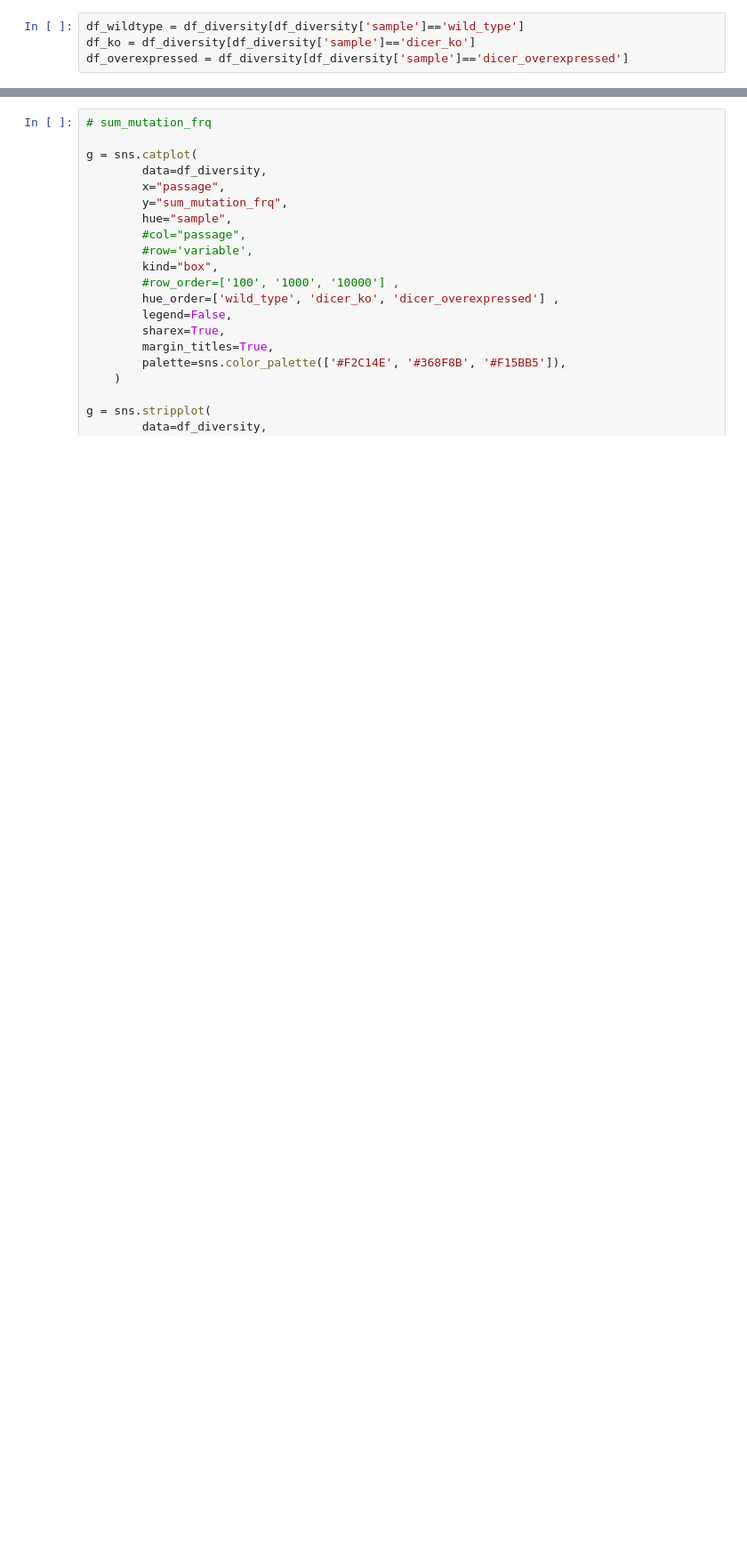
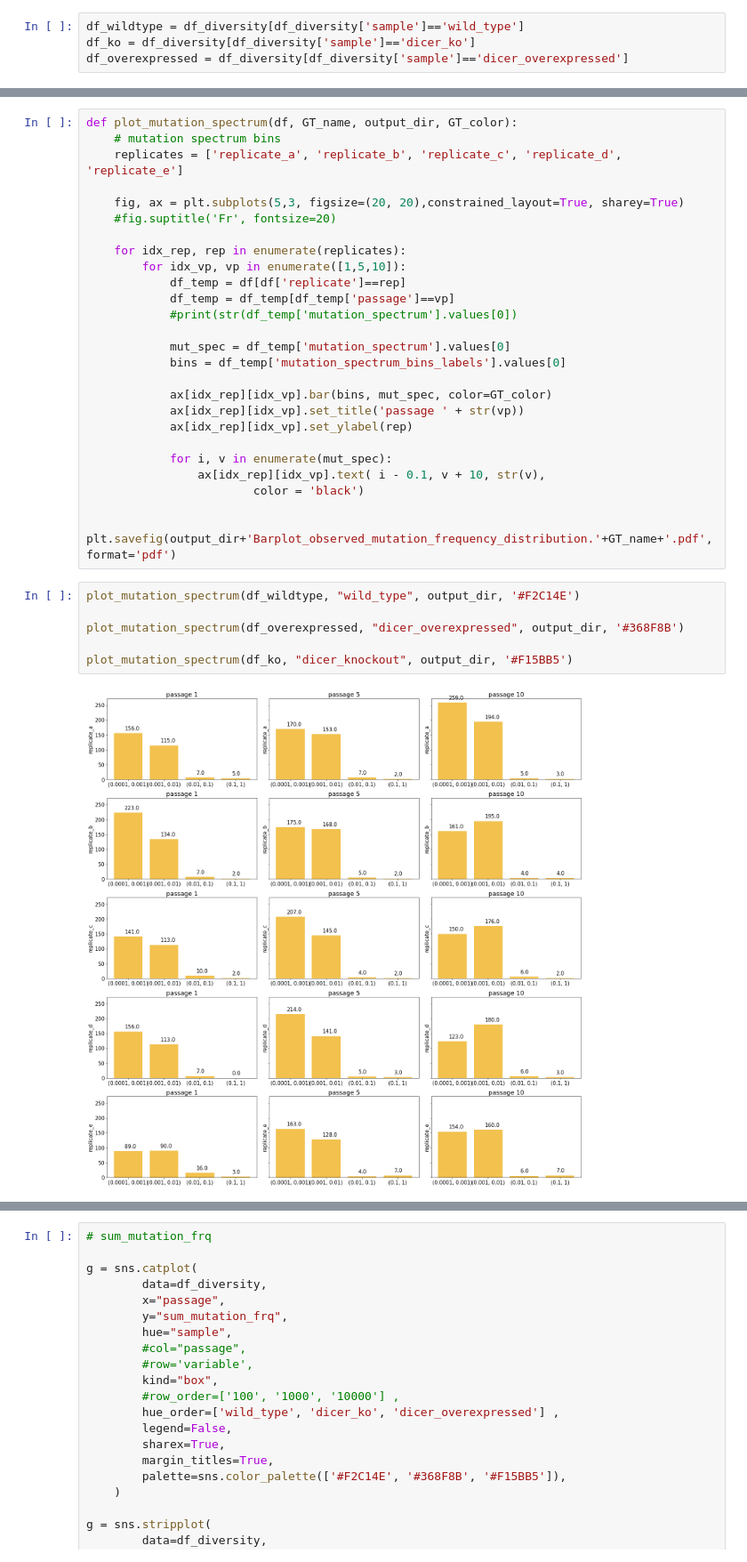
Before and after one commit to LaraFuhrmann/DCV-Evolution-Data-Processing, a Jupyter notebook: workflow/notebooks/compute_diversity.ipynb, the cells around one changed output, grey strips where cells are left out. Shown at 89% size. Drawn from its saved outputs; the diff is of its cells as text; blank space fills up the shorter version.

```diff
--- a/workflow/notebooks/compute_diversity.ipynb
+++ b/workflow/notebooks/compute_diversity.ipynb
@@ -71,0 +158,34 @@ df_overexpressed = df_diversity[df_diversity['sample']=='dicer_overexpressed']
+# %%
+def plot_mutation_spectrum(df, GT_name, output_dir, GT_color):
+    # mutation spectrum bins
+    replicates = ['replicate_a', 'replicate_b', 'replicate_c', 'replicate_d', 'replicate_e']
+
+    fig, ax = plt.subplots(5,3, figsize=(20, 20),constrained_layout=True, sharey=True)
+    #fig.suptitle('Fr', fontsize=20)
+
+    for idx_rep, rep in enumerate(replicates):
+        for idx_vp, vp in enumerate([1,5,10]):
+            df_temp = df[df['replicate']==rep]
+            df_temp = df_temp[df_temp['passage']==vp]
+            #print(str(df_temp['mutation_spectrum'].values[0])
+
+            mut_spec = df_temp['mutation_spectrum'].values[0]
+            bins = df_temp['mutation_spectrum_bins_labels'].values[0]
+
+            ax[idx_rep][idx_vp].bar(bins, mut_spec, color=GT_color)
+            ax[idx_rep][idx_vp].set_title('passage ' + str(vp))
+            ax[idx_rep][idx_vp].set_ylabel(rep)
+
+            for i, v in enumerate(mut_spec):
+                ax[idx_rep][idx_vp].text( i - 0.1, v + 10, str(v),
+                        color = 'black')
+
+    plt.savefig(output_dir+'Barplot_observed_mutation_frequency_distribution.'+GT_name+'.pdf',format='pdf')
+# %%
+plot_mutation_spectrum(df_wildtype, "wild_type", output_dir, '#F2C14E')
+
+plot_mutation_spectrum(df_overexpressed, "dicer_overexpressed", output_dir, '#368F8B')
+
+plot_mutation_spectrum(df_ko, "dicer_knockout", output_dir, '#F15BB5')
+# %% [output]
+[figure, added]
```
Also changed, not shown: parts of 17 cells of this notebook, 2 other files.
